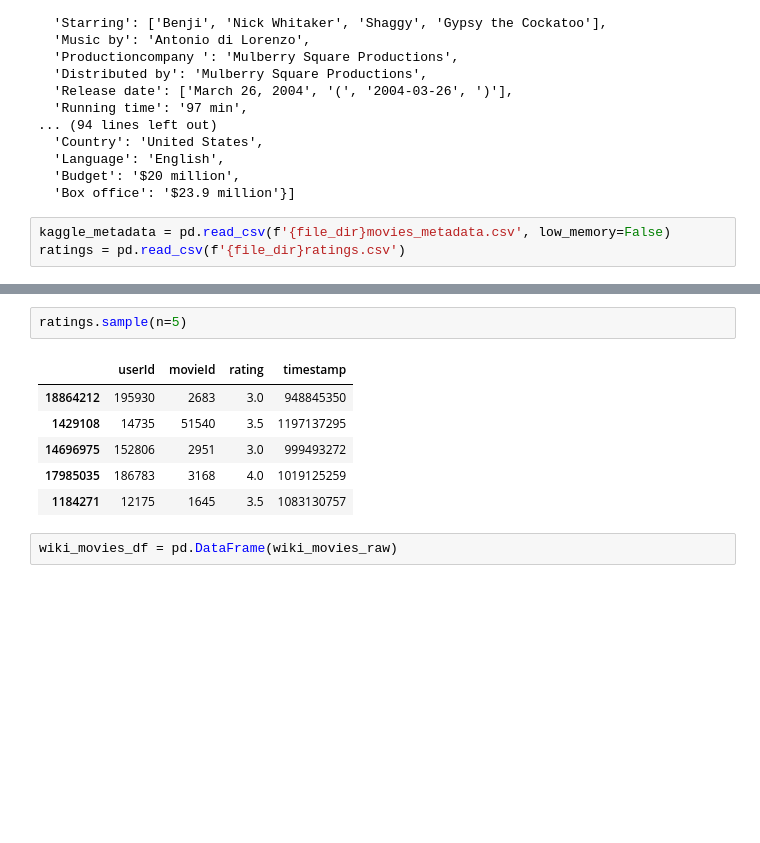
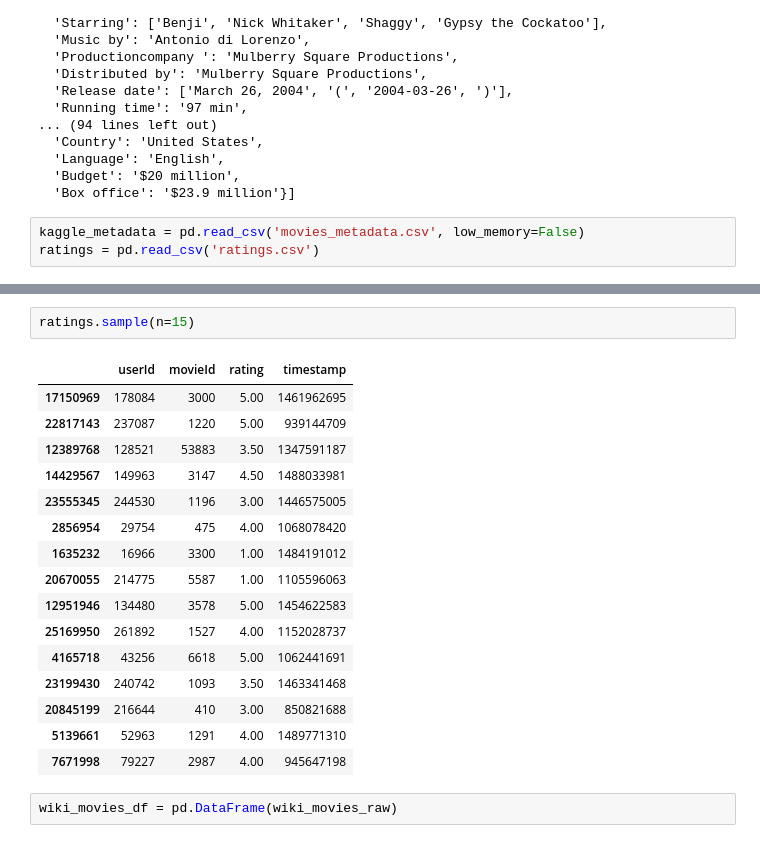
Before and after one commit to Brooks2210/Movies-ETL, a Jupyter notebook: Wikipedia_Kaggle_ETL.ipynb, the cells around one changed output, grey strips where cells are left out. Saved outputs shown, nothing was run; the diff lists cells and outputs as text; blank space fills up the shorter version.

```diff
--- a/Wikipedia_Kaggle_ETL.ipynb
+++ b/Wikipedia_Kaggle_ETL.ipynb
@@ -86,5 +75,5 @@ wiki_movies_raw[3600:3605]
   'Budget': '$20 million',
   'Box office': '$23.9 million'}]
 # %%
-kaggle_metadata = pd.read_csv(f'{file_dir}movies_metadata.csv', low_memory=False)
-ratings = pd.read_csv(f'{file_dir}ratings.csv')
+kaggle_metadata = pd.read_csv('movies_metadata.csv', low_memory=False)
+ratings = pd.read_csv('ratings.csv')
@@ -110,12 +100,22 @@ ratings.head(5)
 # %%
-ratings.sample(n=5)
+ratings.sample(n=15)
 # %% [output]
 |  | userId | movieId | rating | timestamp |
-| 18864212 | 195930 | 2683 | 3.0 | 948845350 |
-| 1429108 | 14735 | 51540 | 3.5 | 1197137295 |
-| 14696975 | 152806 | 2951 | 3.0 | 999493272 |
-| 17985035 | 186783 | 3168 | 4.0 | 1019125259 |
-| 1184271 | 12175 | 1645 | 3.5 | 1083130757 |
+| 17150969 | 178084 | 3000 | 5.00 | 1461962695 |
+| 22817143 | 237087 | 1220 | 5.00 | 939144709 |
+| 12389768 | 128521 | 53883 | 3.50 | 1347591187 |
+| 14429567 | 149963 | 3147 | 4.50 | 1488033981 |
+| 23555345 | 244530 | 1196 | 3.00 | 1446575005 |
+| 2856954 | 29754 | 475 | 4.00 | 1068078420 |
+| 1635232 | 16966 | 3300 | 1.00 | 1484191012 |
+| 20670055 | 214775 | 5587 | 1.00 | 1105596063 |
+| 12951946 | 134480 | 3578 | 5.00 | 1454622583 |
+| 25169950 | 261892 | 1527 | 4.00 | 1152028737 |
+| 4165718 | 43256 | 6618 | 5.00 | 1062441691 |
+| 23199430 | 240742 | 1093 | 3.50 | 1463341468 |
+| 20845199 | 216644 | 410 | 3.00 | 850821688 |
+| 5139661 | 52963 | 1291 | 4.00 | 1489771310 |
+| 7671998 | 79227 | 2987 | 4.00 | 945647198 |
 # %%
 wiki_movies_df = pd.DataFrame(wiki_movies_raw)
 # %%
```
Also changed, not shown: parts of 53 cells of this notebook.
